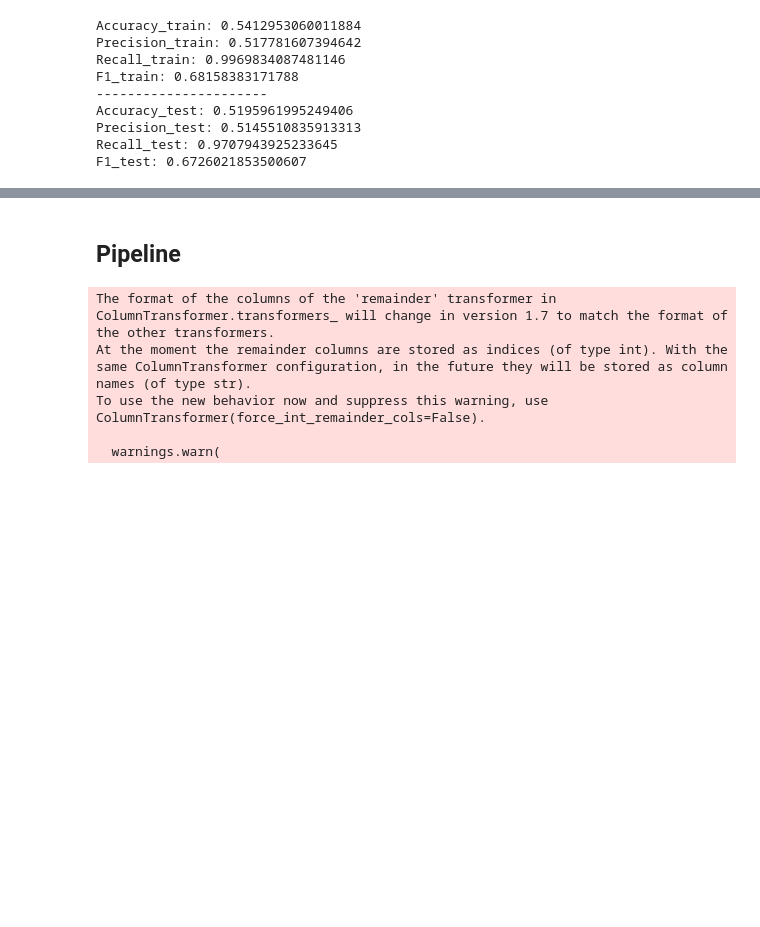
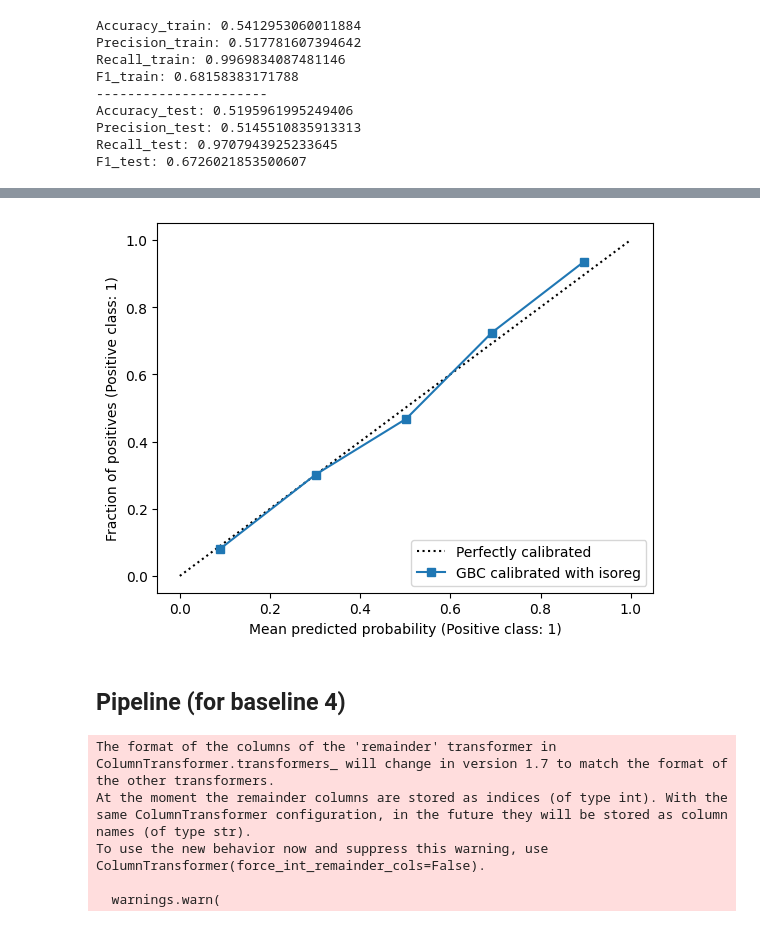
Before and after one commit to AlexIvlev/analytics_platform, a Jupyter notebook: notebooks/baseline/YP_2024_Reddit_baseline.ipynb, the cells around one changed output, grey strips where cells are left out. Saved outputs shown, nothing was run; the diff lists cells and outputs as text; code cells hidden in the pictures; blank space fills up the shorter version.

```diff
--- a/notebooks/baseline/YP_2024_Reddit_baseline.ipynb
+++ b/notebooks/baseline/YP_2024_Reddit_baseline.ipynb
@@ -717,0 +1323,8 @@ df.head()
+# %%
+calibrated_gbc = CalibratedClassifierCV(best_gbc, cv=5, method='sigmoid')
+calibrated_gbc.fit(X_train, y_train)
+
+pred_train = calibrated_gbc.predict(X_train)
+pred_test = calibrated_gbc.predict(X_test)
+
+classification_metrics(y_train, pred_train, y_test, pred_test)
@@ -718,5 +1341,10 @@ df.head()
+# %%
+cd = CalibrationDisplay.from_estimator(calibrated_gbc, X_test, y_test, name='GBC calibrated with isoreg')
+plt.show()
+# %% [output]
+[figure, added]
 # %% [markdown]
-## Pipeline
+## Pipeline (for baseline 4)
 # %%
 import cloudpickle
 from sklearn.base import TransformerMixin, BaseEstimator
```
Also changed, not shown: parts of 65 cells of this notebook, 2 other files.
